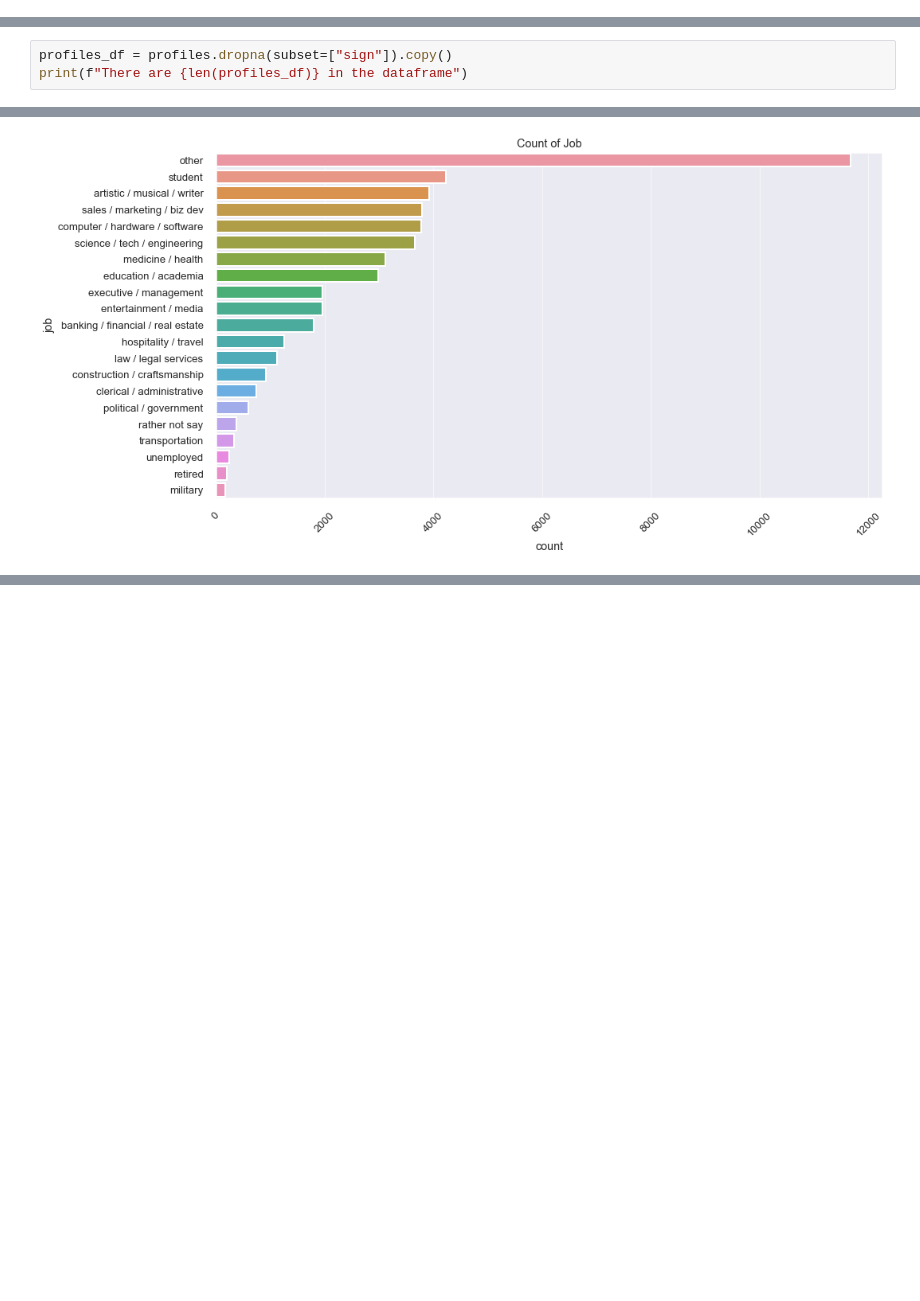
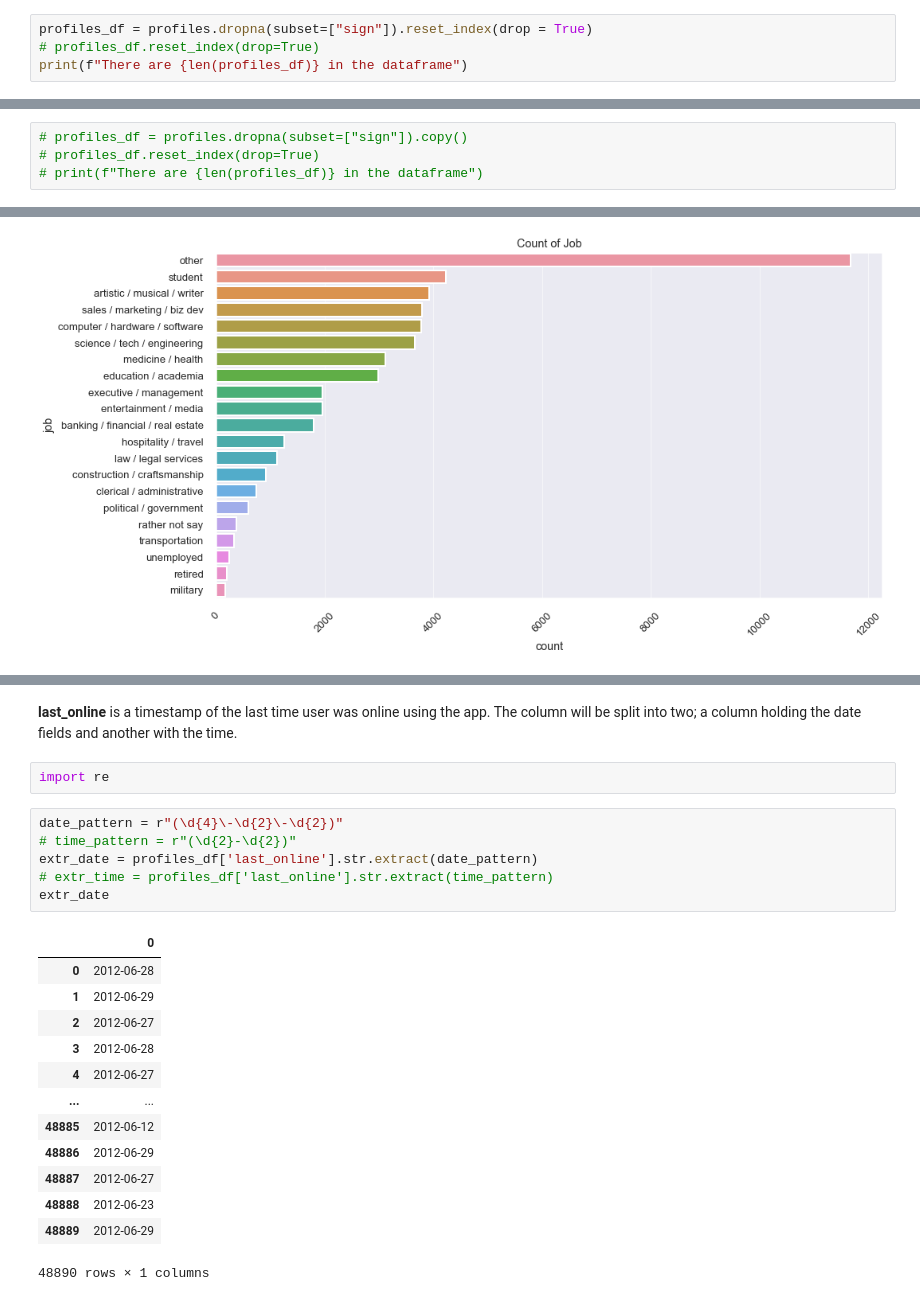
Before and after one commit to LenSin3/OkCupid-Date-a-Scientist, a Jupyter notebook: date-a-scientist.ipynb, the cells around one changed output, grey strips where cells are left out. Cells and saved outputs as stored; diff of their text form; blank space fills up the shorter version.

Commit message:
successfully separated date and time values from online column

```diff
--- a/date-a-scientist.ipynb
+++ b/date-a-scientist.ipynb
@@ -112,0 +129,4 @@ There are 48890 non null values in **sign**. This signifies we can account for a
+# %%
+profiles_df = profiles.dropna(subset=["sign"]).reset_index(drop = True)
+# profiles_df.reset_index(drop=True)
+print(f"There are {len(profiles_df)} in the dataframe")
@@ -113,3 +135,4 @@ There are 48890 non null values in **sign**. This signifies we can account for a
 # %%
-profiles_df = profiles.dropna(subset=["sign"]).copy()
-print(f"There are {len(profiles_df)} in the dataframe")
+# profiles_df = profiles.dropna(subset=["sign"]).copy()
+# profiles_df.reset_index(drop=True)
+# print(f"There are {len(profiles_df)} in the dataframe")
@@ -868,0 +890,24 @@ Students and professionals in STEM careers are the majority (~50%) while governm
+# %% [markdown]
+**last_online** is a timestamp of the last time user was online using the app. The column will be split into two; a column holding the date fields and another with the time.
+# %%
+import re
+# %%
+date_pattern = r"(\d{4}\-\d{2}\-\d{2})"
+# time_pattern = r"(\d{2}-\d{2})"
+extr_date = profiles_df['last_online'].str.extract(date_pattern)
+# extr_time = profiles_df['last_online'].str.extract(time_pattern)
+extr_date
+# %% [output]
+|  | 0 |
+| 0 | 2012-06-28 |
+| 1 | 2012-06-29 |
+| 2 | 2012-06-27 |
+| 3 | 2012-06-28 |
+| 4 | 2012-06-27 |
+| ... | ... |
+| 48885 | 2012-06-12 |
+| 48886 | 2012-06-29 |
+| 48887 | 2012-06-27 |
+| 48888 | 2012-06-23 |
+| 48889 | 2012-06-29 |
+48890 rows × 1 columns
```
Also changed, not shown: parts of 13 cells of this notebook.
